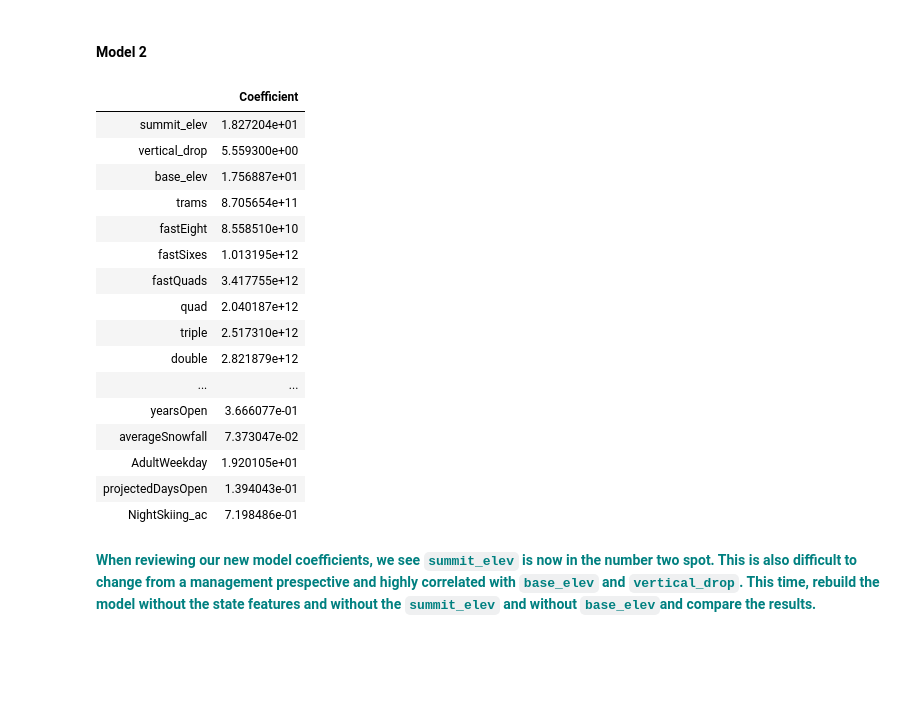
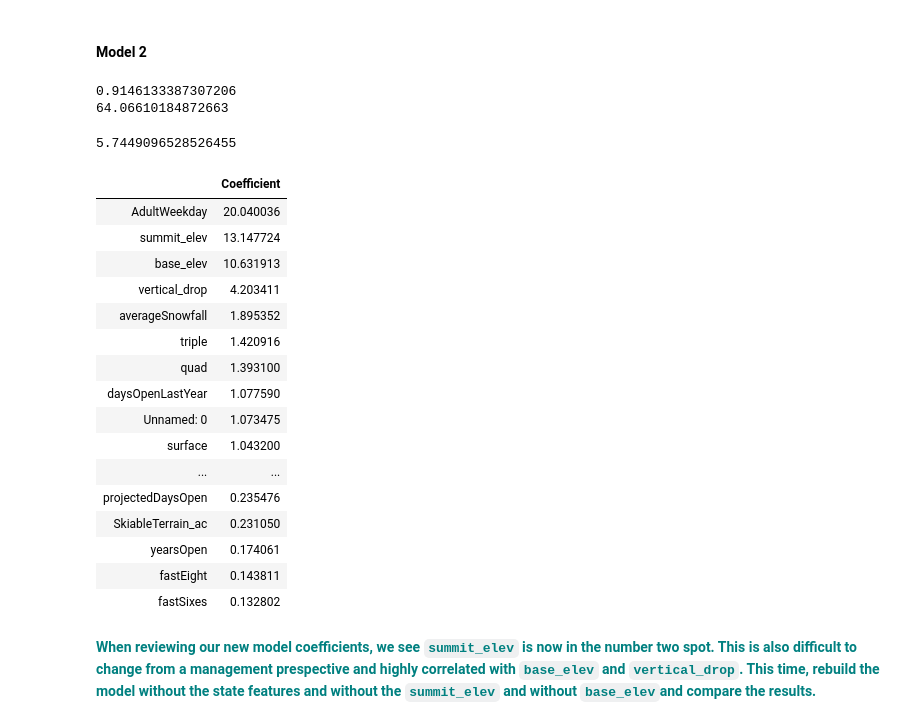
Before and after one commit to Oraff1/GuidedCapstone, a Jupyter notebook: DataWrangling/Notebook_stepfourandfive.ipynb, the cells around one changed output. Drawn from its saved outputs; the diff is of its cells as text; code cells hidden in the pictures; blank space fills up the shorter version.

```diff
--- a/DataWrangling/Notebook_stepfourandfive.ipynb
+++ b/DataWrangling/Notebook_stepfourandfive.ipynb
@@ -260,23 +252,43 @@ df_model2 = df_model1.iloc[:23]
-# %%
-df_model2
-# %% [output]
-|  | Coefficient |
-| summit_elev | 1.827204e+01 |
-| vertical_drop | 5.559300e+00 |
-| base_elev | 1.756887e+01 |
-| trams | 8.705654e+11 |
-| fastEight | 8.558510e+10 |
-| fastSixes | 1.013195e+12 |
-| fastQuads | 3.417755e+12 |
-| quad | 2.040187e+12 |
-| triple | 2.517310e+12 |
-| double | 2.821879e+12 |
-| ... | ... |
-| yearsOpen | 3.666077e-01 |
-| averageSnowfall | 7.373047e-02 |
-| AdultWeekday | 1.920105e+01 |
-| projectedDaysOpen | 1.394043e-01 |
-| NightSkiing_ac | 7.198486e-01 |
+# %%
+file="step3_output.csv"
+df2=pd.read_csv(file)
+X2=df2.drop(['AdultWeekend','Name','state'], axis=1)
+y2=df2.AdultWeekend
+scaler2 = preprocessing.StandardScaler().fit(X2)
+X_scaled2=scaler2.transform(X2)
+y2=y2.ravel()
+X_train2, X_test2, y_train2, y_test2 = train_test_split(X_scaled2, y2, test_size=0.25, random_state=1)
+lm = linear_model.LinearRegression()
+model2 = lm.fit(X_train2,y_train2)
+y_pred2 = model2.predict(X_test2)
+print(explained_variance_score(y_test2, y_pred2))
+print(lm.intercept_)
+mean_absolute_error(y_test2, y_pred2)
+# %% [output]
+0.9146133387307206
+64.06610184872663
+5.7449096528526455
+# %%
+df_model2 = pd.DataFrame(abs(lm.coef_), X2.columns, columns=['Coefficient'])
+df_model2.sort_values(by=['Coefficient'],ascending=False)
+# %% [output]
+|  | Coefficient |
+| AdultWeekday | 20.040036 |
+| summit_elev | 13.147724 |
+| base_elev | 10.631913 |
+| vertical_drop | 4.203411 |
+| averageSnowfall | 1.895352 |
+| triple | 1.420916 |
+| quad | 1.393100 |
+| daysOpenLastYear | 1.077590 |
+| Unnamed: 0 | 1.073475 |
+| surface | 1.043200 |
+| ... | ... |
+| projectedDaysOpen | 0.235476 |
+| SkiableTerrain_ac | 0.231050 |
+| yearsOpen | 0.174061 |
+| fastEight | 0.143811 |
+| fastSixes | 0.132802 |
 # %% [markdown]
 **<font color='teal'> When reviewing our new model coefficients, we see `summit_elev` is now in the number two spot. This is also difficult to change from a management prespective and highly correlated with `base_elev` and `vertical_drop`.  This time, rebuild the model without the state features and without the `summit_elev` and without `base_elev`and compare the results. </font>**
 # %% [markdown]
```
Also changed, not shown: parts of 14 cells of this notebook.
